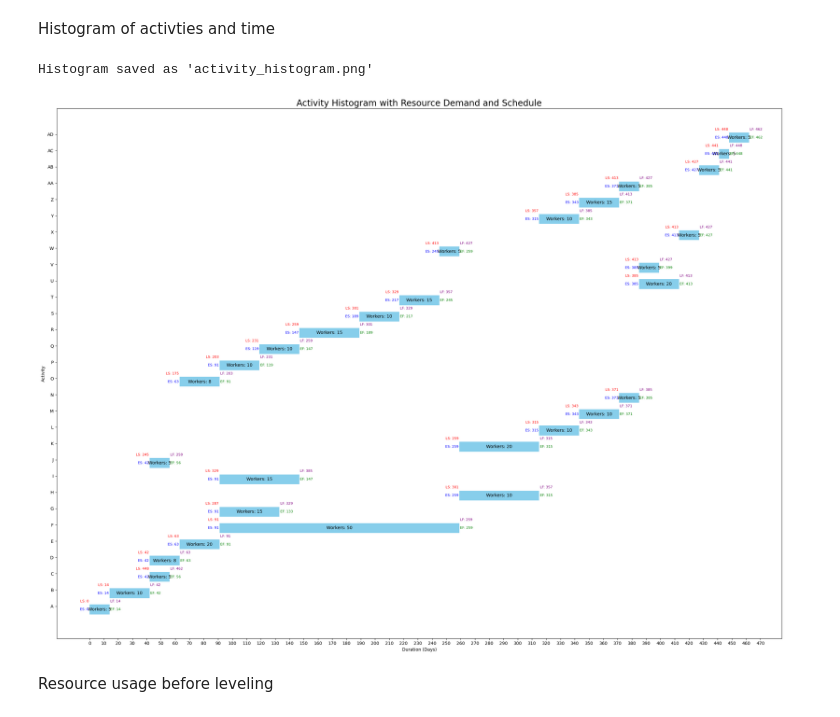
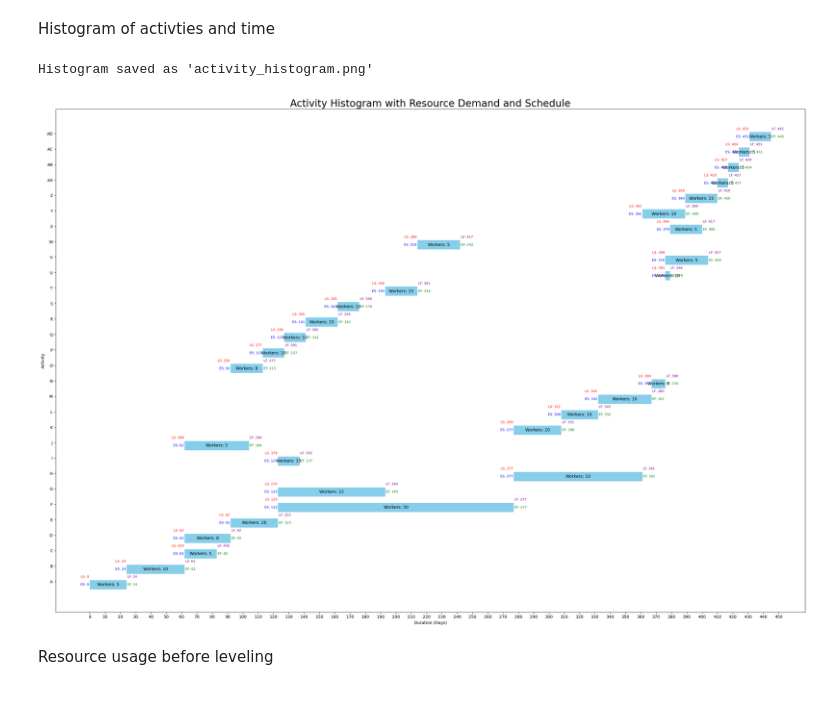
Before and after one commit to kali-Gaurav/CONSTRUCTION-PROJECT, a Jupyter notebook: Construction_project2025.ipynb, the cells around one changed output. Drawn from its saved outputs; the diff is of its cells as text; code cells hidden in the pictures.

Commit message:
correction in normal duration

```diff
--- a/Construction_project2025.ipynb
+++ b/Construction_project2025.ipynb
@@ -510,13 +479,23 @@ data = {
         'Reverse Osmosis System', 'Post-Treatment and Storage', 'Distribution Network', 'System Integration', 'Initial Testing (Energy)', 'Initial Testing (Water)',
         'Transportation Testing', 'Ecosystem Validation', 'Landscaping and Aesthetics', 'Safety and Accessibility', 'Final Inspections', 'Commissioning', 'Maintenance Plan'
     ],
-    'Normal Duration (Weeks)': [2, 4, 2, 3, 4, 24, 6, 8, 8, 2, 8, 4, 4, 2, 4, 4, 4, 6, 4, 4, 4, 2, 2, 2, 4, 4, 2, 2, 1, 2],
+    'Normal Duration (Days)': [24, 38, 21, 30, 31, 154, 70, 84, 14, 42, 31, 24, 35, 9, 21, 14, 14, 21, 14, 21, 3, 28, 28, 21, 28, 21, 7, 7, 7, 14],
     'Crash Duration (Weeks)': [1, 3, 1, 2, 3, 20, 5, 6, 6, 1, 6, 3, 3, 1, 3, 3, 3, 4, 3, 3, 3, 1, 1, 1, 3, 3, 1, 1, 1, 1],
     'Direct Costs ($M)': [0.02, 0.1, 0.01, 0.08, 0.2, 500, 1.75, 1, 2, 0.01, 5, 0.1, 0.1, 0.05, 0.08, 0.1, 0.1, 0.15, 0.1, 0.15, 0.2, 0.01, 0.01, 0.01, 0.1, 0.15, 0.01, 0.01, 0.01, 0.01],
     'Overhead/Indirect Costs ($M)': [0.003, 0.015, 0.002, 0.012, 0.03, 75, 0.26, 0.15, 0.3, 0.002, 0.75, 0.015, 0.015, 0.0075, 0.012, 0.015, 0.015, 0.0225, 0.015, 0.0225, 0.03, 0.002, 0.002, 0.002, 0.015, 0.0225, 0.002, 0.002, 0.002, 0.002],
     'Normal Cost ($M)': [0.023, 0.115, 0.012, 0.092, 0.23, 575, 2.01, 1.15, 2.3, 0.012, 5.75, 0.115, 0.115, 0.0575, 0.092, 0.115, 0.115, 0.1725, 0.115, 0.1725, 0.23, 0.012, 0.012, 0.012, 0.115, 0.1725, 0.012, 0.012, 0.012, 0.012],
     'Crash Cost ($M)': [0.025, 0.125, 0.014, 0.102, 0.25, 575.2, 2.03, 1.17, 2.32, 0.014, 5.79, 0.125, 0.125, 0.0625, 0.102, 0.125, 0.125, 0.2025, 0.125, 0.1825, 0.25, 0.014, 0.014, 0.014, 0.125, 0.1825, 0.014, 0.014, 0.014, 0.014],
     'Resource Demand (Workers)': [5, 10, 5, 8, 20, 50, 15, 10, 15, 5, 20, 10, 10, 5, 8, 10, 10, 15, 10, 15, 20, 5, 5, 5, 10, 15, 5, 5, 5, 5]
+}
+
+
+
+# Create activities dictionary with dependencies
+dependencies = {
+    'A': [], 'B': ['A'], 'C': ['B'], 'D': ['B'], 'E': ['D'], 'F': ['E'], 'G': ['E'], 'H': ['F'], 'I': ['E'], 'J': ['B'],
+    'K': ['J', 'F'], 'L': ['K'], 'M': ['L'], 'N': ['M'], 'O': ['D'], 'P': ['O'], 'Q': ['P'], 'R': ['Q'], 'S': ['R'],
+    'T': ['S', 'G'], 'U': ['N', 'T', 'I'], 'V': ['N'], 'W': ['T'], 'X': ['I', 'U'], 'Y': ['T', 'H'], 'Z': ['G', 'Y'],
+    'AA': ['F', 'I', 'Z'], 'AB': ['U', 'V', 'W', 'X', 'AA'], 'AC': ['AB'], 'AD': ['AC']
 }
 
 # Add 'depends' key to each activity in 'data'
@@ -528,19 +507,13 @@ df = pd.DataFrame(data)
 df.to_csv('activity_cost_details.csv', index=False)
 
 # Convert durations to days
-df['Normal Duration (Days)'] = df['Normal Duration (Weeks)'] * 7
+
 df['Crash Duration (Days)'] = df['Crash Duration (Weeks)'] * 7
 
 # Calculate crash slope
-df['Crash Slope ($/Day)'] = ((df['Crash Cost ($M)'] - df['Normal Cost ($M)']) / ((df['Normal Duration (Weeks)'] * 7 - df['Crash Duration (Weeks)'] * 7) / 7) * 1000000).round(2)
+df['Crash Slope ($/Day)'] = ((df['Crash Cost ($M)'] - df['Normal Cost ($M)']) / ((df['Normal Duration (Days)'] - df['Crash Duration (Days)'] )) * 1000000).round(2)
 
-# Create activities dictionary with dependencies
-dependencies = {
-    'A': [], 'B': ['A'], 'C': ['B'], 'D': ['B'], 'E': ['D'], 'F': ['E'], 'G': ['E'], 'H': ['F'], 'I': ['E'], 'J': ['B'],
-    'K': ['J', 'F'], 'L': ['K'], 'M': ['L'], 'N': ['M'], 'O': ['D'], 'P': ['O'], 'Q': ['P'], 'R': ['Q'], 'S': ['R'],
-    'T': ['S', 'G'], 'U': ['N', 'T', 'I'], 'V': ['N'], 'W': ['T'], 'X': ['I', 'U'], 'Y': ['T', 'H'], 'Z': ['G', 'Y'],
-    'AA': ['F', 'I', 'Z'], 'AB': ['U', 'V', 'W', 'X', 'AA'], 'AC': ['AB'], 'AD': ['AC']
-}
+
 activities = {row['Activity ID']: {
     'name': row['Activity Name'],
     'normal_duration': row['Normal Duration (Days)'],
@@ -610,7 +583,7 @@ def plot_activity_histogram(activities, G,filename="activity_histogram.png"):
     yrange = [(i * 1, 0.6) for i in range(len(activity_names))]
 
     # Create the histogram
-    fig, ax = plt.subplots(figsize=(24, 18))
+    fig, ax = plt.subplots(figsize=(26, 18))
 
     # Iterate over xranges and yrange to plot individual bars
     for i in range(len(activity_names)):
@@ -627,35 +600,35 @@ def plot_activity_histogram(activities, G,filename="activity_histogram.png"):
         ax.text(es - 0.5, yrange[i][0] + yrange[i][1] / 2, f"ES: {es}", ha='right', va='center', fontsize=8, color='blue')
         ax.text(ef + 0.5, yrange[i][0] + yrange[i][1] / 2, f"EF: {ef}", ha='left', va='center', fontsize=8, color='green')
         ax.text(es - 0.5, yrange[i][0] + yrange[i][1] / 2 + 0.5, f"LS: {ls}", ha='right', va='center', fontsize=8, color='red')
         ax.text(ef + 0.5, yrange[i][0] + yrange[i][1] / 2 + 0.5, f"LF: {lf}", ha='left', va='center', fontsize=8, color='purple')
 
 
     max_duration = max(ef_values)
     ax.set_xticks(np.arange(0, max_duration + 10, 10))  # Ticks every 10 days
     ax.set_xlabel("Duration (Days)")
 
     # Set y-axis ticks and labels
     ax.set_yticks(np.arange(0.5, len(activity_names), 1))  # Centered on bars
     ax.set_yticklabels(activity_names)
     ax.set_ylabel("Activity")
     # Chart formatting
 
     ax.set_xlabel("Duration (Days)")
     ax.set_ylabel("Activity")
-    ax.set_title("Activity Histogram with Resource Demand and Schedule",fontsize=20)
+    ax.set_title("Activity Histogram with Resource Demand and Schedule",fontsize=24)
     plt.tight_layout()
 
     plt.savefig(filename, dpi=300)  # Save the figure
     print(f"Histogram saved as '{filename}'")  # Print confirmation
 
     plt.show()
 
 
 G, critical_path, project_duration = calculate_cpm(activities) # Assuming calculate_cpm is defined
 plot_activity_histogram(activities, G)
 # %% [output]
 Histogram saved as 'activity_histogram.png'
-[figure, old version]
+[figure, new version]
 # %% [markdown]
 Resource usage before leveling
 # %%
```
Also changed, not shown: parts of 12 cells of this notebook, 4 other files.
